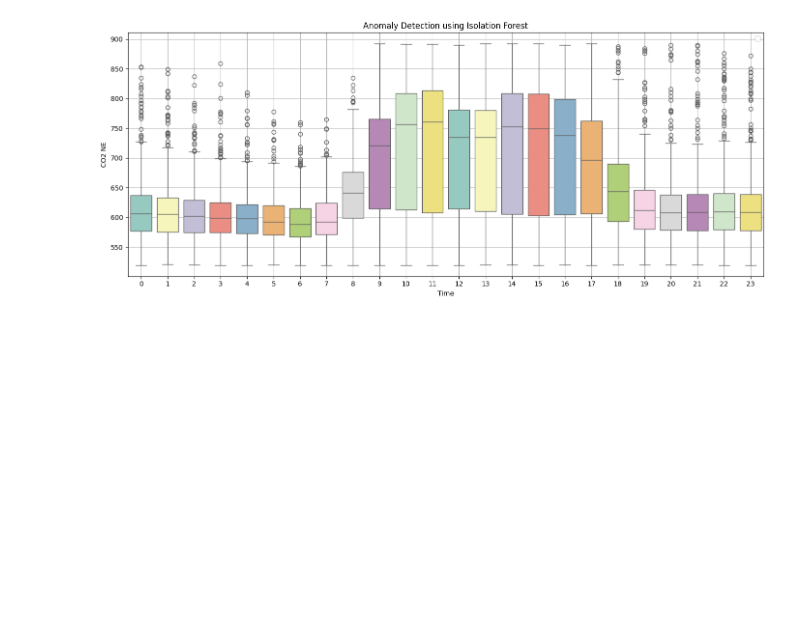
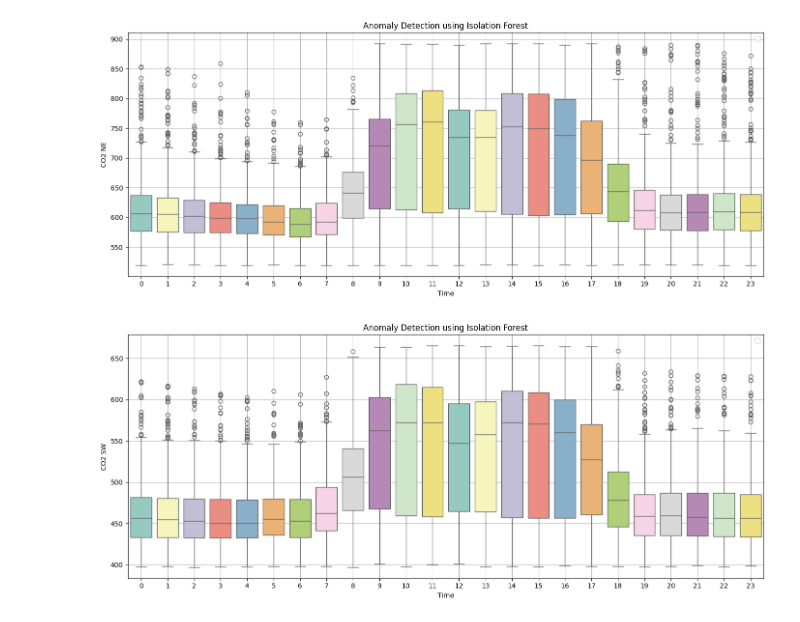
Before and after one commit to Borreguin/WS-USFQ, a Jupyter notebook: Taller3/P1_UML/daniel.ipynb, the cells around one changed output. Saved outputs shown, nothing was run; the diff lists cells and outputs as text; code cells hidden in the pictures; blank space fills up the shorter version.

Commit message:
finished identifying anomalies

```diff
--- a/Taller3/P1_UML/daniel.ipynb
+++ b/Taller3/P1_UML/daniel.ipynb
@@ -160,2 +162,2 @@ IsolationForest(contamination=0.05, n_jobs=-1, random_state=42)
 # %%
-df['anomaly'] = isoForest.predict(x)
+df_test['anomaly'] = isoForest.predict(x)
@@ -194,10 +196,4 @@ def plot_wthout_anomaly(df, variable, label):
     plt.grid(True)
     plt.tight_layout()
     plt.show()
-# %%
-for hour in range(24):
-    subset = df[df['hour'] == hour]
-    if len(subset) > 10:  # avoid small sample sizes
-        model = IsolationForest(contamination=0.05, random_state=42)
-        df.loc[subset.index, 'anomaly_hour'] = model.fit_predict(subset[[lb_V005_vent01_CO2]])
 # %%
@@ -205,2 +201,14 @@ plot_wthout_anomaly(df_wth_anomaly, lb_V005_vent01_CO2, 'CO2 NE')
 # %% [output]
 [figure]
+# %%
+def identify_anomalies(df, isolationForestModel, variable, label:str = ''):
+    x = df[[variable]].values
+    df['anomaly'] = isolationForestModel.fit_predict(x)
+    anomalies = df[df['anomaly'] == -1]
+    whtout_anomaly = df[df['anomaly'] != -1]
+    plot_wthout_anomaly(whtout_anomaly, variable, label)
+    return anomalies, whtout_anomaly
+# %%
+_, _ = identify_anomalies(df, isoForest, lb_V022_vent02_CO2, 'CO2 SW')
+# %% [output]
+[figure, added]
```
Also changed, not shown: parts of 7 cells of this notebook.
